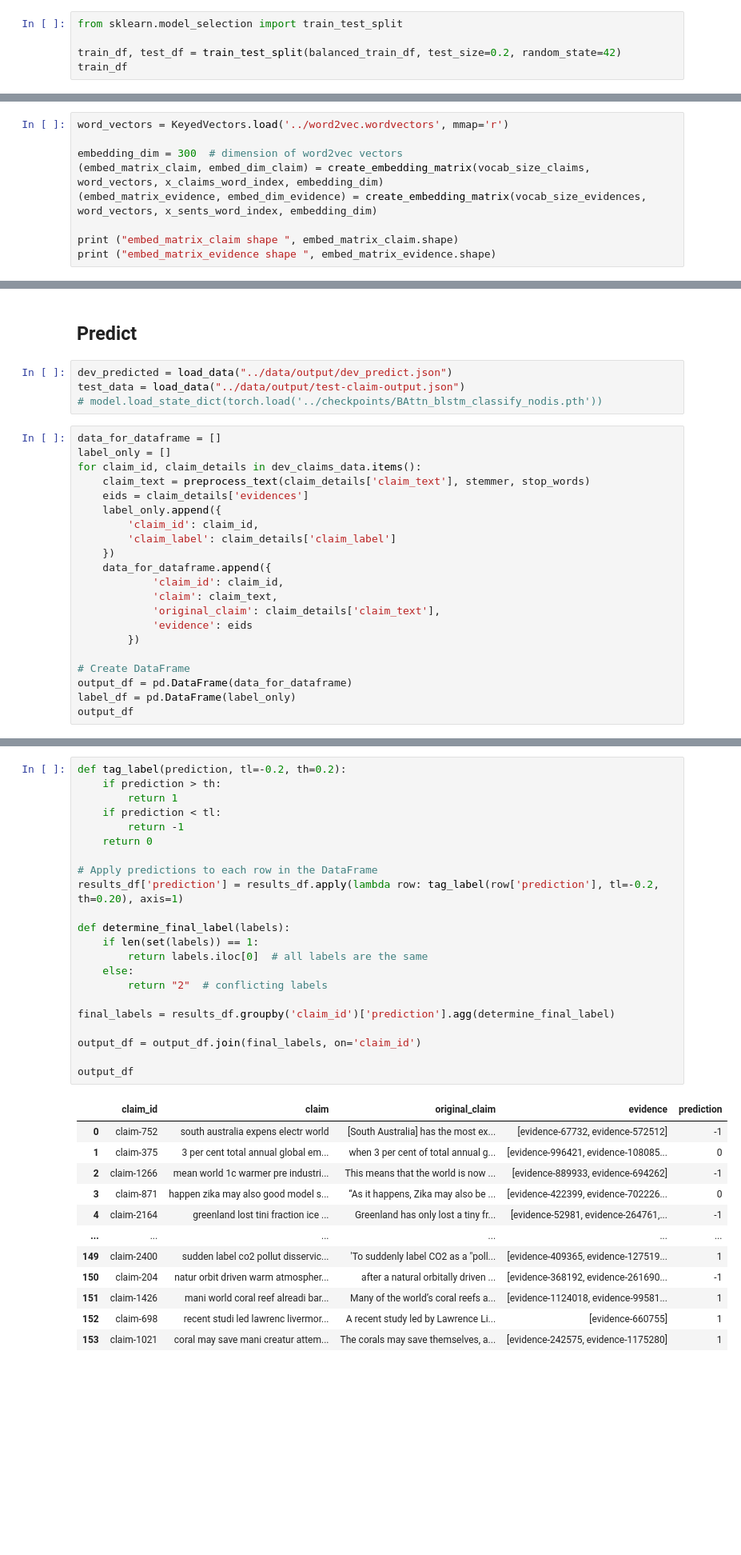
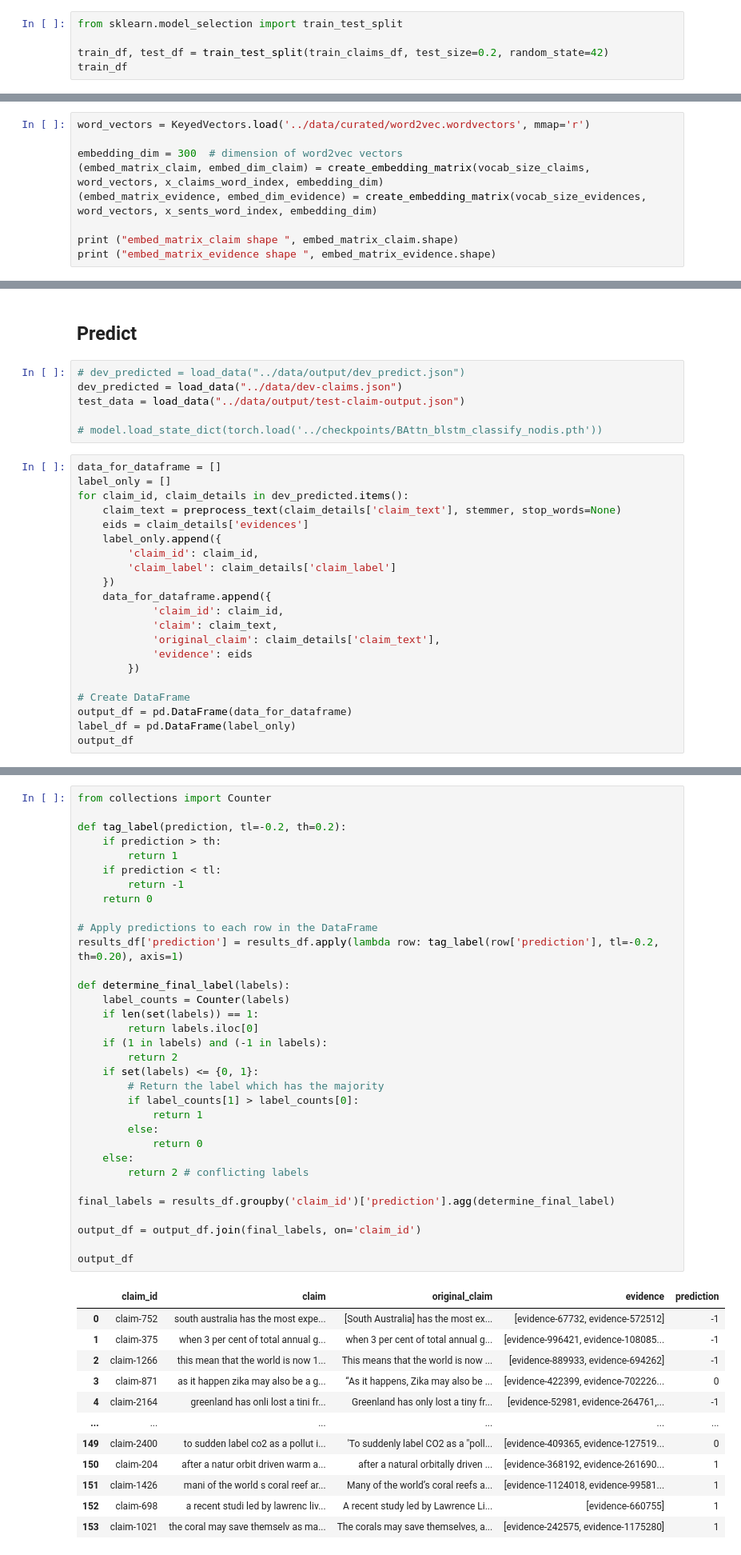
Before and after one commit to kexincchen/NLP-Project, a Jupyter notebook: classification/LSTM.ipynb, the cells around one changed output, grey strips where cells are left out. Shown at 80% size. Saved outputs shown, nothing was run; the diff lists cells and outputs as text; blank space fills up the shorter version.

Commit message:
fintune the model

```diff
--- a/classification/LSTM.ipynb
+++ b/classification/LSTM.ipynb
@@ -172,7 +165,7 @@ Name: count, dtype: int64
 # %%
 from sklearn.model_selection import train_test_split
 
-train_df, test_df = train_test_split(balanced_train_df, test_size=0.2, random_state=42)
+train_df, test_df = train_test_split(train_claims_df, test_size=0.2, random_state=42)
 train_df
 # %% [output]
 |  | claim_id | claim | evidence | label |
@@ -338,7 +331,7 @@ test_loader = DataLoader(test_dataset, batch_size=128, shuffle=False)
 # %% [markdown]
 ## Creating the Embedding Matrix
 # %%
-word_vectors = KeyedVectors.load('../word2vec.wordvectors', mmap='r')
+word_vectors = KeyedVectors.load('../data/curated/word2vec.wordvectors', mmap='r')
 
 embedding_dim = 300  # dimension of word2vec vectors
 (embed_matrix_claim, embed_dim_claim) = create_embedding_matrix(vocab_size_claims, word_vectors, x_claims_word_index, embedding_dim)
@@ -685,14 +821,16 @@ F-score: 0.9418091886682808
 # %% [markdown]
 ## Predict
 # %%
-dev_predicted = load_data("../data/output/dev_predict.json")
+# dev_predicted = load_data("../data/output/dev_predict.json")
+dev_predicted = load_data("../data/dev-claims.json")
 test_data = load_data("../data/output/test-claim-output.json")
+
 # model.load_state_dict(torch.load('../checkpoints/BAttn_blstm_classify_nodis.pth'))
 # %%
 data_for_dataframe = []
 label_only = []
-for claim_id, claim_details in dev_claims_data.items():
-    claim_text = preprocess_text(claim_details['claim_text'], stemmer, stop_words)
+for claim_id, claim_details in dev_predicted.items():
+    claim_text = preprocess_text(claim_details['claim_text'], stemmer, stop_words=None)
     eids = claim_details['evidences']
     label_only.append({
         'claim_id': claim_id,
@@ -825,38 +963,49 @@ results_df
 # %%
+from collections import Counter
+
 def tag_label(prediction, tl=-0.2, th=0.2):
     if prediction > th:
         return 1
     if prediction < tl:
         return -1
     return 0
 
 # Apply predictions to each row in the DataFrame
 results_df['prediction'] = results_df.apply(lambda row: tag_label(row['prediction'], tl=-0.2, th=0.20), axis=1)
 
 def determine_final_label(labels):
+    label_counts = Counter(labels)
     if len(set(labels)) == 1:
-        return labels.iloc[0]  # all labels are the same
+        return labels.iloc[0]
+    if (1 in labels) and (-1 in labels):
+        return 2
+    if set(labels) <= {0, 1}:
+        # Return the label which has the majority
+        if label_counts[1] > label_counts[0]:
+            return 1
+        else:
+            return 0
     else:
-        return "2"  # conflicting labels
+        return 2 # conflicting labels
 
 final_labels = results_df.groupby('claim_id')['prediction'].agg(determine_final_label)
 
 output_df = output_df.join(final_labels, on='claim_id')
 
 output_df
 # %% [output]
 |  | claim_id | claim | original_claim | evidence | prediction |
-| 0 | claim-752 | south australia expens electr world | [South Australia] has the most ex... | [evidence-67732, evidence-572512] | -1 |
-| 1 | claim-375 | 3 per cent total annual global em... | when 3 per cent of total annual g... | [evidence-996421, evidence-108085... | 0 |
-| 2 | claim-1266 | mean world 1c warmer pre industri... | This means that the world is now ... | [evidence-889933, evidence-694262] | -1 |
-| 3 | claim-871 | happen zika may also good model s... | “As it happens, Zika may also be ... | [evidence-422399, evidence-702226... | 0 |
-| 4 | claim-2164 | greenland lost tini fraction ice ... | Greenland has only lost a tiny fr... | [evidence-52981, evidence-264761,... | -1 |
+| 0 | claim-752 | south australia has the most expe... | [South Australia] has the most ex... | [evidence-67732, evidence-572512] | -1 |
+| 1 | claim-375 | when 3 per cent of total annual g... | when 3 per cent of total annual g... | [evidence-996421, evidence-108085... | -1 |
+| 2 | claim-1266 | this mean that the world is now 1... | This means that the world is now ... | [evidence-889933, evidence-694262] | -1 |
+| 3 | claim-871 | as it happen zika may also be a g... | “As it happens, Zika may also be ... | [evidence-422399, evidence-702226... | 0 |
+| 4 | claim-2164 | greenland has onli lost a tini fr... | Greenland has only lost a tiny fr... | [evidence-52981, evidence-264761,... | -1 |
 | ... | ... | ... | ... | ... | ... |
-| 149 | claim-2400 | sudden label co2 pollut disservic... | 'To suddenly label CO2 as a "poll... | [evidence-409365, evidence-127519... | 1 |
-| 150 | claim-204 | natur orbit driven warm atmospher... | after a natural orbitally driven ... | [evidence-368192, evidence-261690... | -1 |
-| 151 | claim-1426 | mani world coral reef alreadi bar... | Many of the world’s coral reefs a... | [evidence-1124018, evidence-99581... | 1 |
-| 152 | claim-698 | recent studi led lawrenc livermor... | A recent study led by Lawrence Li... | [evidence-660755] | 1 |
-| 153 | claim-1021 | coral may save mani creatur attem... | The corals may save themselves, a... | [evidence-242575, evidence-1175280] | 1 |
+| 149 | claim-2400 | to sudden label co2 as a pollut i... | 'To suddenly label CO2 as a "poll... | [evidence-409365, evidence-127519... | 0 |
+| 150 | claim-204 | after a natur orbit driven warm a... | after a natural orbitally driven ... | [evidence-368192, evidence-261690... | 1 |
+| 151 | claim-1426 | mani of the world s coral reef ar... | Many of the world’s coral reefs a... | [evidence-1124018, evidence-99581... | 1 |
+| 152 | claim-698 | a recent studi led by lawrenc liv... | A recent study led by Lawrence Li... | [evidence-660755] | 1 |
+| 153 | claim-1021 | the coral may save themselv as ma... | The corals may save themselves, a... | [evidence-242575, evidence-1175280] | 1 |
 154 rows × 5 columns
 # %%
 label_mapping
```
Also changed, not shown: parts of 23 cells of this notebook, 15 other files.
